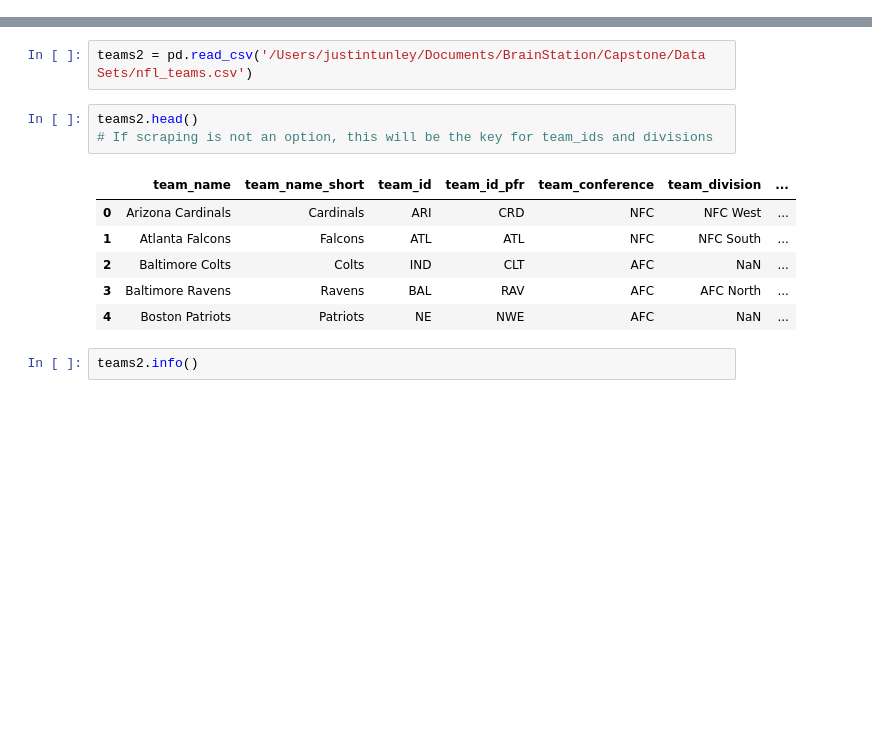
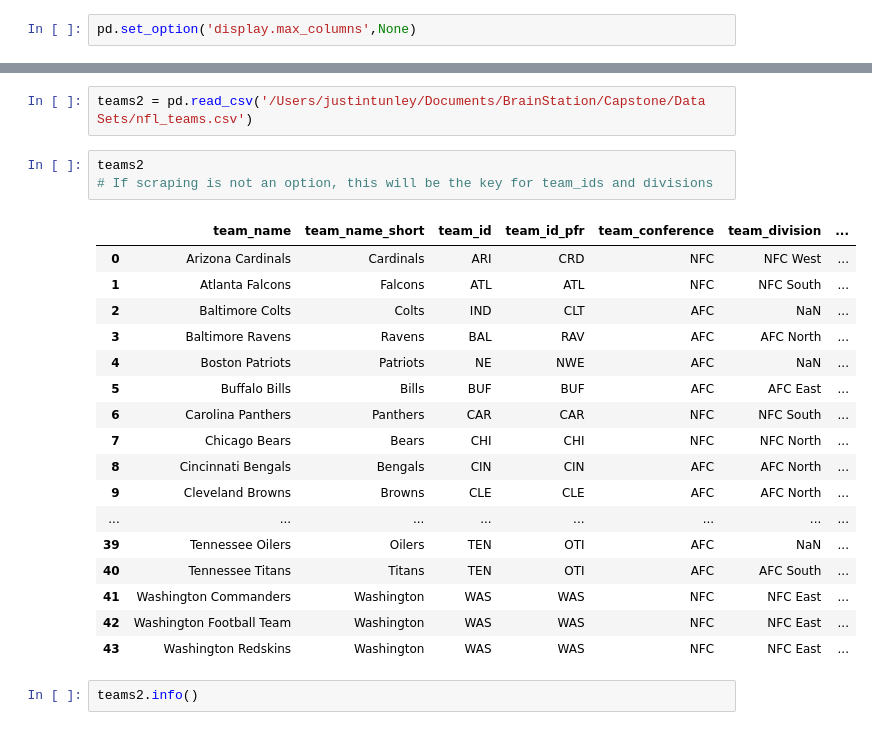
Before and after one commit to jtunley14/SundayProphet, a Jupyter notebook: NFL Sports Betting Capstone.ipynb, the cells around one changed output, grey strips where cells are left out. Drawn from its saved outputs; the diff is of its cells as text; blank space fills up the shorter version.

```diff
--- a/NFL Sports Betting Capstone.ipynb
+++ b/NFL Sports Betting Capstone.ipynb
@@ -11,0 +236,2 @@ import sportsipy as sipy
+# %%
+pd.set_option('display.max_columns',None)
@@ -398,15 +785,26 @@ dtype: int64
 # %%
 teams2 = pd.read_csv('/Users/justintunley/Documents/BrainStation/Capstone/Data Sets/nfl_teams.csv')
 # %%
-teams2.head()
+teams2
 # If scraping is not an option, this will be the key for team_ids and divisions
 # %% [output]
 |  | team_name | team_name_short | team_id | team_id_pfr | team_conference | team_division | ... |
 | 0 | Arizona Cardinals | Cardinals | ARI | CRD | NFC | NFC West | ... |
 | 1 | Atlanta Falcons | Falcons | ATL | ATL | NFC | NFC South | ... |
 | 2 | Baltimore Colts | Colts | IND | CLT | AFC | NaN | ... |
 | 3 | Baltimore Ravens | Ravens | BAL | RAV | AFC | AFC North | ... |
 | 4 | Boston Patriots | Patriots | NE | NWE | AFC | NaN | ... |
+| 5 | Buffalo Bills | Bills | BUF | BUF | AFC | AFC East | ... |
+| 6 | Carolina Panthers | Panthers | CAR | CAR | NFC | NFC South | ... |
+| 7 | Chicago Bears | Bears | CHI | CHI | NFC | NFC North | ... |
+| 8 | Cincinnati Bengals | Bengals | CIN | CIN | AFC | AFC North | ... |
+| 9 | Cleveland Browns | Browns | CLE | CLE | AFC | AFC North | ... |
+| ... | ... | ... | ... | ... | ... | ... | ... |
+| 39 | Tennessee Oilers | Oilers | TEN | OTI | AFC | NaN | ... |
+| 40 | Tennessee Titans | Titans | TEN | OTI | AFC | AFC South | ... |
+| 41 | Washington Commanders | Washington | WAS | WAS | NFC | NFC East | ... |
+| 42 | Washington Football Team | Washington | WAS | WAS | NFC | NFC East | ... |
+| 43 | Washington Redskins | Washington | WAS | WAS | NFC | NFC East | ... |
 # %%
 teams2.info()
 # %% [output]
```
Also changed, not shown: parts of 51 cells of this notebook.
